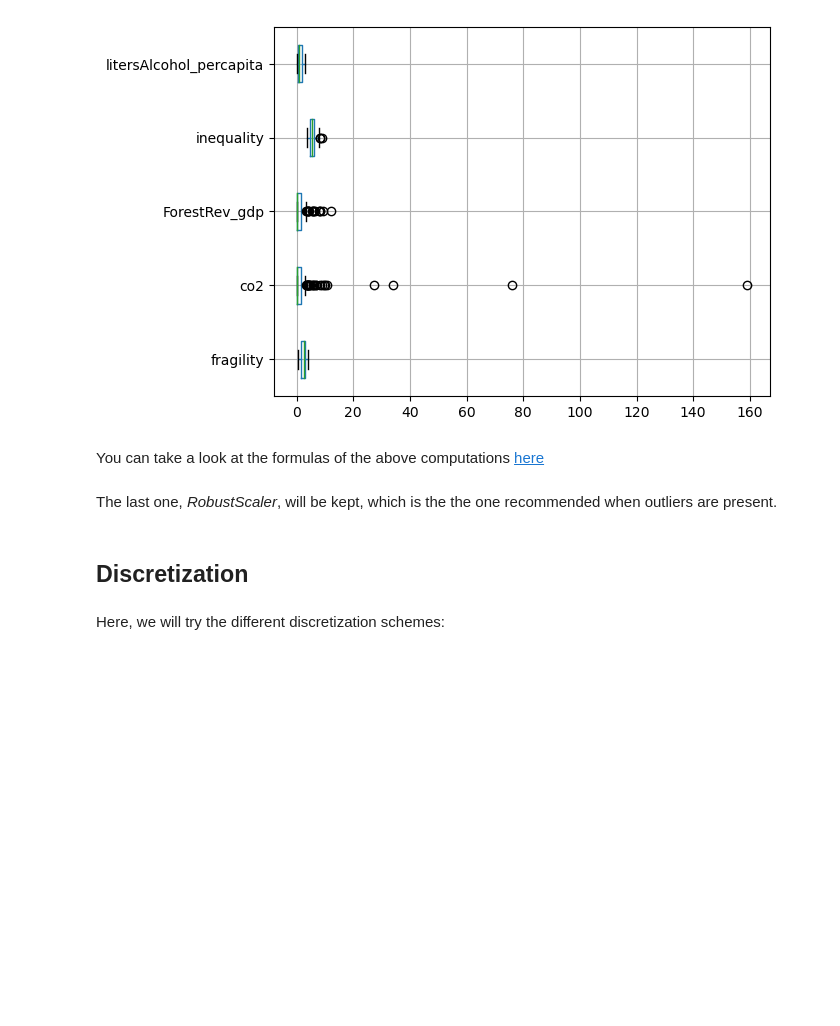
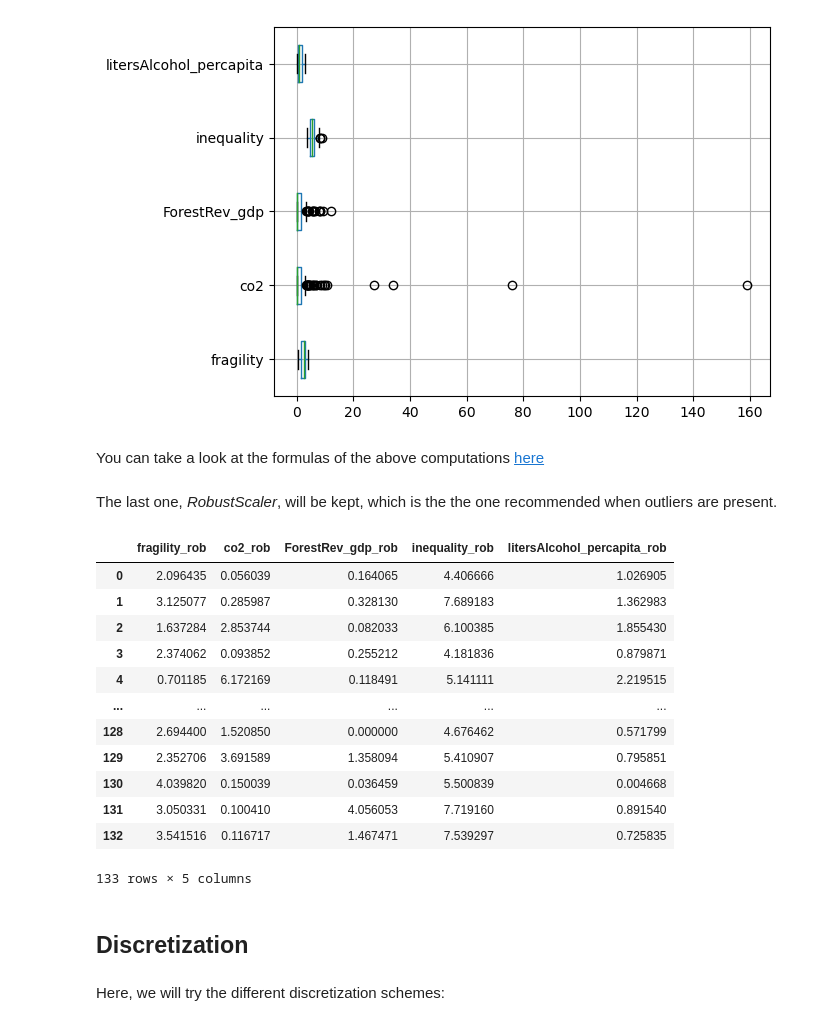
Before and after one commit to CienciaDeDatosEspacial/Scale_Discretize, a Jupyter notebook: ReScaling_Discretization.ipynb, the cells around one changed output. Saved outputs shown, nothing was run; the diff lists cells and outputs as text; code cells hidden in the pictures; blank space fills up the shorter version.

```diff
--- a/ReScaling_Discretization.ipynb
+++ b/ReScaling_Discretization.ipynb
@@ -124,6 +124,22 @@ The last one, _RobustScaler_, will be kept, which is the the one recommended whe
 # %%
 vars_rob_names=[v+'_rob' for v in vars] # new names
 cia[vars_rob_names]=robScaled_data
+# %%
+cia[vars_rob_names]
+# %% [output]
+|  | fragility_rob | co2_rob | ForestRev_gdp_rob | inequality_rob | litersAlcohol_percapita_rob |
+| 0 | 2.096435 | 0.056039 | 0.164065 | 4.406666 | 1.026905 |
+| 1 | 3.125077 | 0.285987 | 0.328130 | 7.689183 | 1.362983 |
+| 2 | 1.637284 | 2.853744 | 0.082033 | 6.100385 | 1.855430 |
+| 3 | 2.374062 | 0.093852 | 0.255212 | 4.181836 | 0.879871 |
+| 4 | 0.701185 | 6.172169 | 0.118491 | 5.141111 | 2.219515 |
+| ... | ... | ... | ... | ... | ... |
+| 128 | 2.694400 | 1.520850 | 0.000000 | 4.676462 | 0.571799 |
+| 129 | 2.352706 | 3.691589 | 1.358094 | 5.410907 | 0.795851 |
+| 130 | 4.039820 | 0.150039 | 0.036459 | 5.500839 | 0.004668 |
+| 131 | 3.050331 | 0.100410 | 4.056053 | 7.719160 | 0.891540 |
+| 132 | 3.541516 | 0.116717 | 1.467471 | 7.539297 | 0.725835 |
+133 rows × 5 columns
 # %% [markdown]
 ## Discretization
 # %%
```
Also changed, not shown: parts of 1 cell of this notebook.
